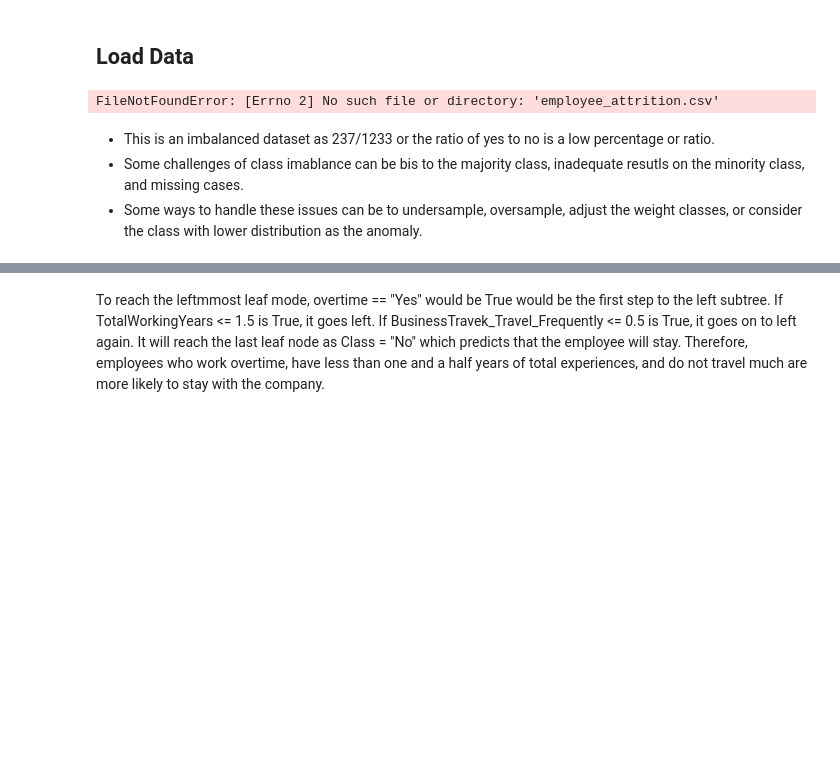
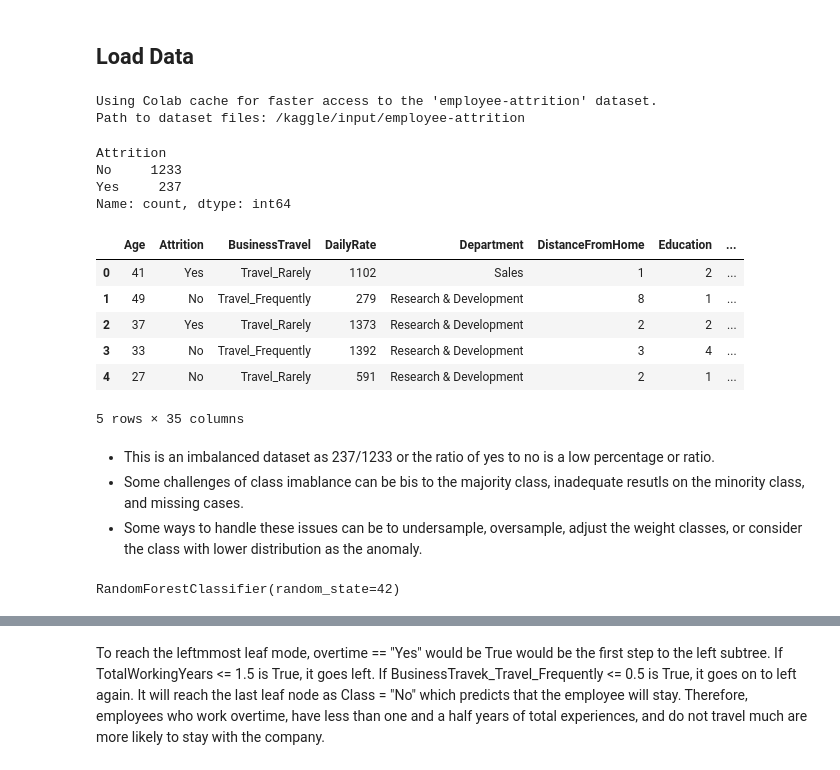
Before and after one commit to harshithasmj/Employee-Attrition, a Jupyter notebook: Employee_Attrition.ipynb, the cells around one changed output, grey strips where cells are left out. Cells and saved outputs as stored; diff of their text form; code cells hidden in the pictures; blank space fills up the shorter version.

```diff
--- a/Employee_Attrition.ipynb
+++ b/Employee_Attrition.ipynb
@@ -26,6 +27,2 @@ Requirement already satisfied: graphviz in /usr/local/lib/python3.11/dist-packag
 # %% [markdown]
 ## **Load Data**
-# %%
-emp = pd.read_csv("employee_attrition.csv")
-# %% [output]
-FileNotFoundError: [Errno 2] No such file or directory: 'employee_attrition.csv'
@@ -35,3 +29,38 @@ print(attrition)
+# %%
+import kagglehub
+
+# Download latest version
+path = kagglehub.dataset_download("patelprashant/employee-attrition")
+
+print("Path to dataset files:", path)
+# %% [output]
+Using Colab cache for faster access to the 'employee-attrition' dataset.
+Path to dataset files: /kaggle/input/employee-attrition
+# %%
+import os
+
+# Assuming the CSV file is named 'WA_Fn-UseC_-HR-Employee-Attrition.csv'
+file_path = os.path.join(path, 'WA_Fn-UseC_-HR-Employee-Attrition.csv')
+emp = pd.read_csv(file_path)
+
+# Display the attrition value counts to verify
+attrition = emp['Attrition'].value_counts()
+print(attrition)
+
+# Display the first few rows of the DataFrame
+display(emp.head())
+# %% [output]
+Attrition
+No     1233
+Yes     237
+Name: count, dtype: int64
+|  | Age | Attrition | BusinessTravel | DailyRate | Department | DistanceFromHome | Education | ... |
+| 0 | 41 | Yes | Travel_Rarely | 1102 | Sales | 1 | 2 | ... |
+| 1 | 49 | No | Travel_Frequently | 279 | Research & Development | 8 | 1 | ... |
+| 2 | 37 | Yes | Travel_Rarely | 1373 | Research & Development | 2 | 2 | ... |
+| 3 | 33 | No | Travel_Frequently | 1392 | Research & Development | 3 | 4 | ... |
+| 4 | 27 | No | Travel_Rarely | 591 | Research & Development | 2 | 1 | ... |
+5 rows × 35 columns
 # %% [markdown]
 
 
@@ -41,0 +79,7 @@ print(attrition)
+# %%
+from sklearn.ensemble import RandomForestClassifier
+
+rf = RandomForestClassifier(random_state=42)
+rf.fit(X_train_full, y_train)
+# %% [output]
+RandomForestClassifier(random_state=42)
```
Also changed, not shown: parts of 23 cells of this notebook.
